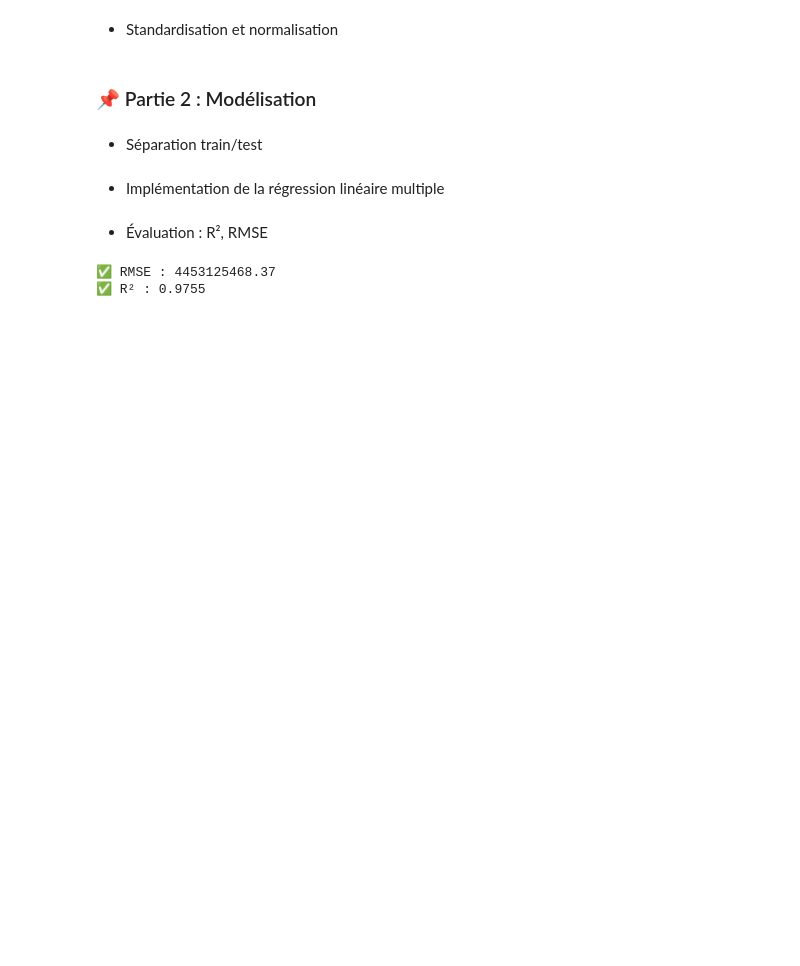
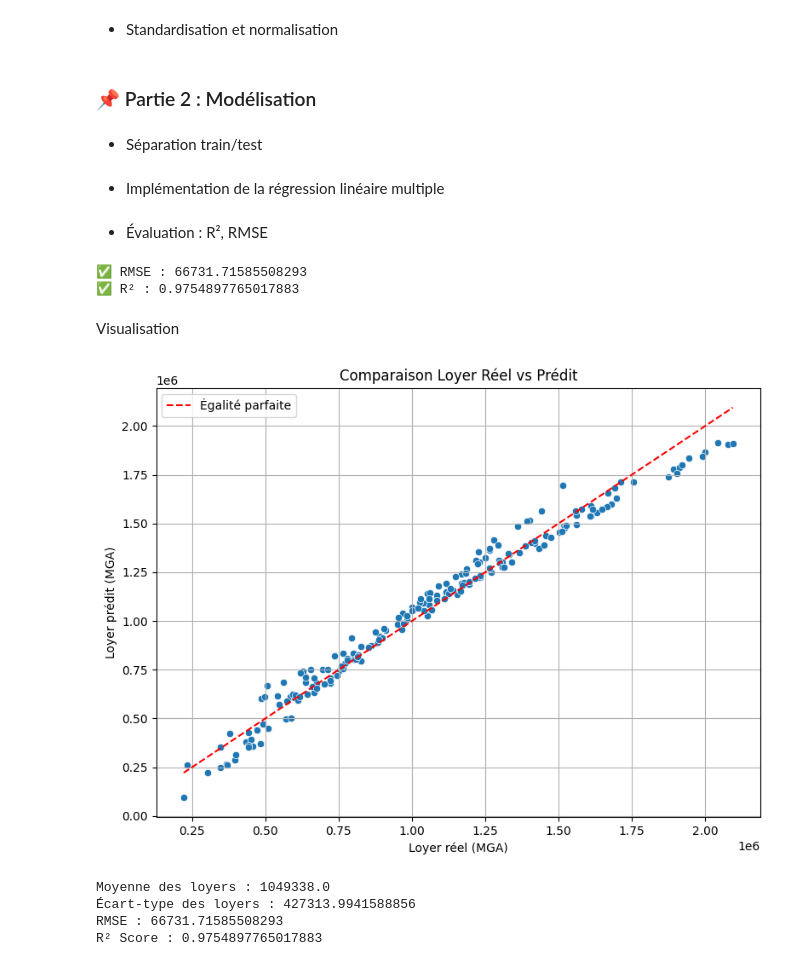
Before and after one commit to randy201/ML_deploy, a Jupyter notebook: 7_regression_Lineaire.ipynb, the cells around one changed output. Drawn from its saved outputs; the diff is of its cells as text; code cells hidden in the pictures; blank space fills up the shorter version.

Commit message:
fix : regression .joblib

```diff
--- a/7_regression_Lineaire.ipynb
+++ b/7_regression_Lineaire.ipynb
@@ -65,37 +63,68 @@ ValueError: could not convert string to float: 'Antaninarenina'
 # %% [markdown]
 - Séparation train/test
 # %%
+# Mise à jour du préprocesseur avec les nouvelles colonnes
+preprocessor = ColumnTransformer(
+    transformers=[
+        ('num', StandardScaler(), all_numerique_cols),
+        ('cat', OneHotEncoder(drop='first', sparse_output=False), all_cat_features)
+    ])
 X = df.drop("loyer_mensuel", axis=1)
 y = df["loyer_mensuel"]
 
 X_train, X_test, y_train, y_test = train_test_split(X, y, test_size=0.2, random_state=42)
 # %% [markdown]
 - Implémentation de la régression linéaire multiple
+# %%
+# Création du pipeline avec préprocesseur et modèle
+pipeline = Pipeline([
+    ('preprocessor', preprocessor),
+    ('regressor', LinearRegression())
+])
+
+# Entraînement du modèle
+pipeline.fit(X_train, y_train)
+
+# Prédictions sur l'ensemble de test
+y_pred = pipeline.predict(X_test)
 # %% [markdown]
 - Évaluation : R², RMSE
 # %%
-# 🔹 Pipeline de prétraitement
-preprocessor = ColumnTransformer(transformers=[
-    ('num', StandardScaler(), num_features),
-    ('cat', OneHotEncoder(drop='first', handle_unknown='ignore'), cat_features)
-])
 
-# 🔹 Pipeline complet
-pipeline = Pipeline([
-    ('preprocessing', preprocessor),
-    ('regressor', LinearRegression())
-])
-
-# 🔹 Entraînement du modèle
-pipeline.fit(X_train, y_train)
-
-# 🔹 Prédiction et évaluation
-y_pred = pipeline.predict(X_test)
-rmse = mean_squared_error(y_test, y_pred)
+rmse = np.sqrt(mean_squared_error(y_test, y_pred))
 r2 = r2_score(y_test, y_pred)
 
-print("✅ RMSE :", round(rmse, 2))
-print("✅ R² :", round(r2, 4))
+print("✅ RMSE :", rmse  )
+print("✅ R² :", r2)
 # %% [output]
-✅ RMSE : 4453125468.37
-✅ R² : 0.9755
+✅ RMSE : 66731.71585508293
+✅ R² : 0.9754897765017883
+# %% [markdown]
+Visualisation
+# %%
+import matplotlib.pyplot as plt
+import seaborn as sns
+
+plt.figure(figsize=(8, 6))
+sns.scatterplot(x=y_test, y=y_pred)
+plt.plot([y_test.min(), y_test.max()], [y_test.min(), y_test.max()], 'r--', label="Égalité parfaite")
+plt.xlabel("Loyer réel (MGA)")
+plt.ylabel("Loyer prédit (MGA)")
+plt.title("Comparaison Loyer Réel vs Prédit")
+plt.legend()
+plt.grid(True)
+plt.tight_layout()
+plt.show()
+# %% [output]
+[figure, added]
+# %%
+# Comparer RMSE avec la moyenne et l’écart-type des loyers
+print("Moyenne des loyers :", y_test.mean())
+print("Écart-type des loyers :", y_test.std())
+print("RMSE :", np.sqrt(mean_squared_error(y_test, y_pred)))
+print("R² Score :", r2_score(y_test, y_pred))
+# %% [output]
+Moyenne des loyers : 1049338.0
+Écart-type des loyers : 427313.9941588856
+RMSE : 66731.71585508293
+R² Score : 0.9754897765017883
```
Also changed, not shown: parts of 1 cell of this notebook, 4 other files.
